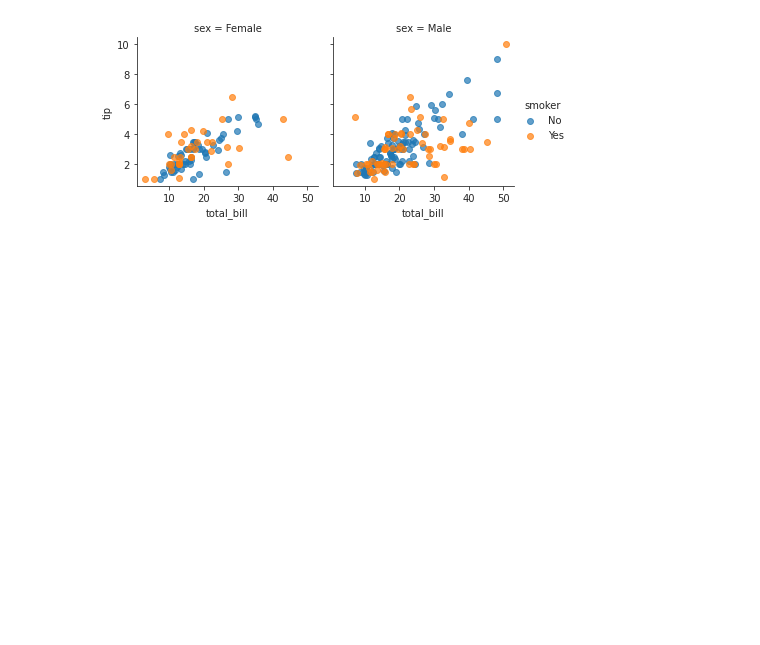
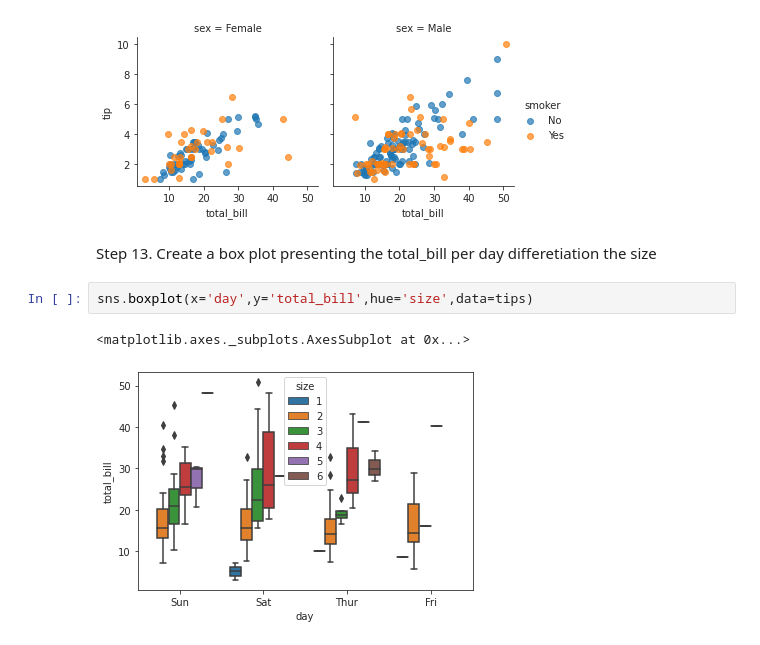
Before and after one commit to Niyati223/Niyati223, a Jupyter notebook: python practice.ipynb, the cells around one changed output. Drawn from its saved outputs; the diff is of its cells as text; blank space fills up the shorter version.

```diff
--- a/python practice.ipynb
+++ b/python practice.ipynb
@@ -123,3 +123,10 @@ g.map(plt.scatter, "total_bill", "tip", alpha =.7)
 g.add_legend();
 # %% [output]
 [figure]
+# %% [markdown]
+Step 13. Create a box plot presenting the total_bill per day differetiation the size
+# %%
+sns.boxplot(x='day',y='total_bill',hue='size',data=tips)
+# %% [output]
+<matplotlib.axes._subplots.AxesSubplot at 0x...>
+[figure, added]
```
